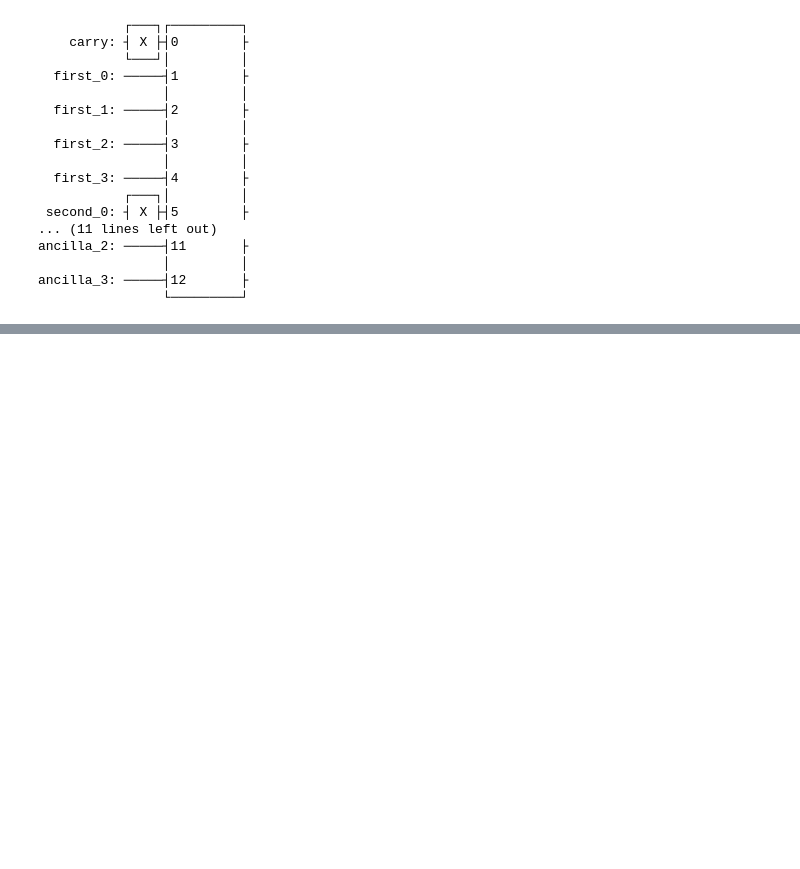
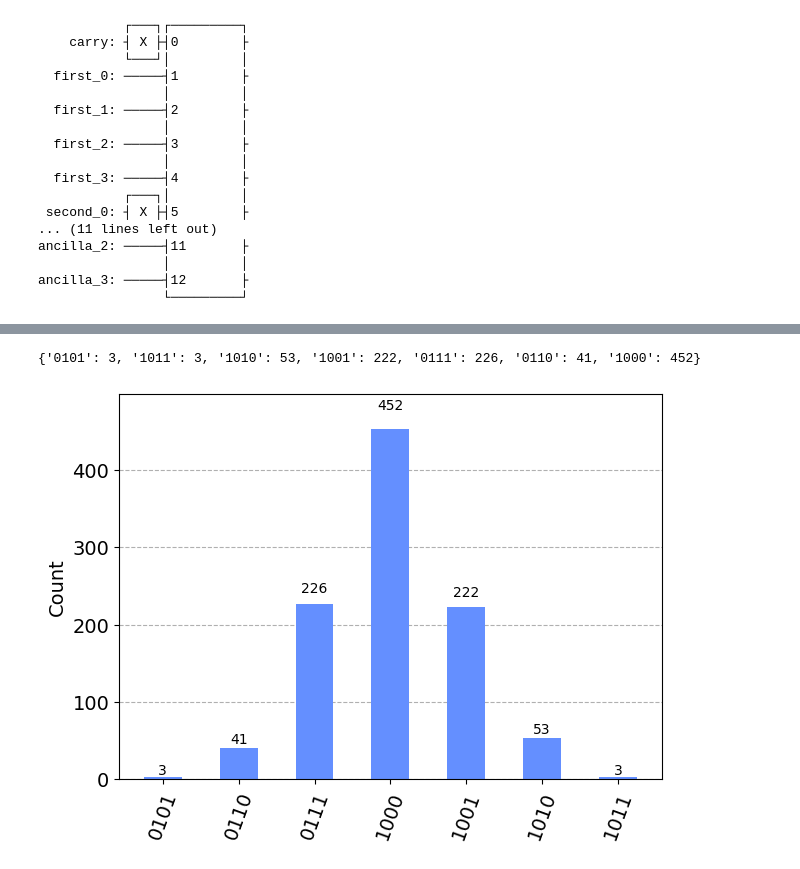
Before and after one commit to jianjun-dot/quantum-finance, a Jupyter notebook: spread_call_options.ipynb, the cells around one changed output, grey strips where cells are left out. Cells and saved outputs as stored; diff of their text form; code cells hidden in the pictures; blank space fills up the shorter version.

```diff
--- a/spread_call_options.ipynb
+++ b/spread_call_options.ipynb
@@ -131,7 +167,7 @@ ancillaRegister = QuantumRegister(num_qubits_for_each_dimension, 'ancilla')
 adder = VBERippleCarryAdder(num_qubits_for_each_dimension, name="Adder")
 num_qubits = len(adder.qubits)
 
-circ = QuantumCircuit(carryRegister, firstRegister, secondRegister, ancillaRegister)
+circ = QuantumCircuit(carryRegister, firstRegister, secondRegister, ancillaRegister, name="subtractor")
 circ.x(secondRegister)
 circ.x(carryRegister)
 circ.append(adder, list(range(num_qubits)))
@@ -224,0 +252,30 @@ plt.show()
+# %%
+from qiskit import QuantumRegister, AncillaRegister, QuantumCircuit, ClassicalRegister
+# define overall multivariate problem
+
+firstRegister = QuantumRegister(num_qubits_for_each_dimension, 'first')
+secondRegister = QuantumRegister(num_qubits_for_each_dimension, 'second')
+objectiveRegister = QuantumRegister(1, 'obj')
+carryRegister = QuantumRegister(1, 'carry')
+ancillaRegister = AncillaRegister(max(num_qubits_for_each_dimension, spread_objective.num_ancillas), 'ancilla')
+# first_number_register = ClassicalRegister(num_qubits_for_each_dimension, 'first_number')
+second_number_register = ClassicalRegister(num_qubits_for_each_dimension, 'second_number')
+# optionAncillaRegister = AncillaRegister(spread_objective.num_ancillas, 'optionAncilla')
+def swap_all(n):
+    """Creates a circuit that swaps all qubits"""
+    circuit = QuantumCircuit(n, name='SWAP_ALL')
+    for i in range(n//2):
+        circuit.swap(i, n-i-1)
+    return circuit
+
+
+
+
+
+spread_option = QuantumCircuit(carryRegister, firstRegister, secondRegister, ancillaRegister, objectiveRegister, second_number_register)
+spread_option.append(u, firstRegister[:-1] + secondRegister[:-1])
+spread_option.append(circ, carryRegister[:] + firstRegister[:]+ secondRegister[:] + ancillaRegister[:])
+# spread_option.measure(firstRegister, first_number_register)
+spread_option.x(secondRegister[-1])
+spread_option.measure(secondRegister, second_number_register)
+spread_option.draw()
@@ -225,3 +300,12 @@ plt.show()
+# %%
+job = execute(spread_option, Aer.get_backend('qasm_simulator'), shots=1000)
+counts = job.result().get_counts()
+print(counts)
+from qiskit.visualization import plot_histogram
+plot_histogram(counts)
+# %% [output]
+{'0101': 3, '1011': 3, '1010': 53, '1001': 222, '0111': 226, '0110': 41, '1000': 452}
+[figure, added]
 # %%
 from qiskit import QuantumRegister, AncillaRegister, QuantumCircuit
 # define overall multivariate problem
```
Also changed, not shown: parts of 14 cells of this notebook, 11 other files.
